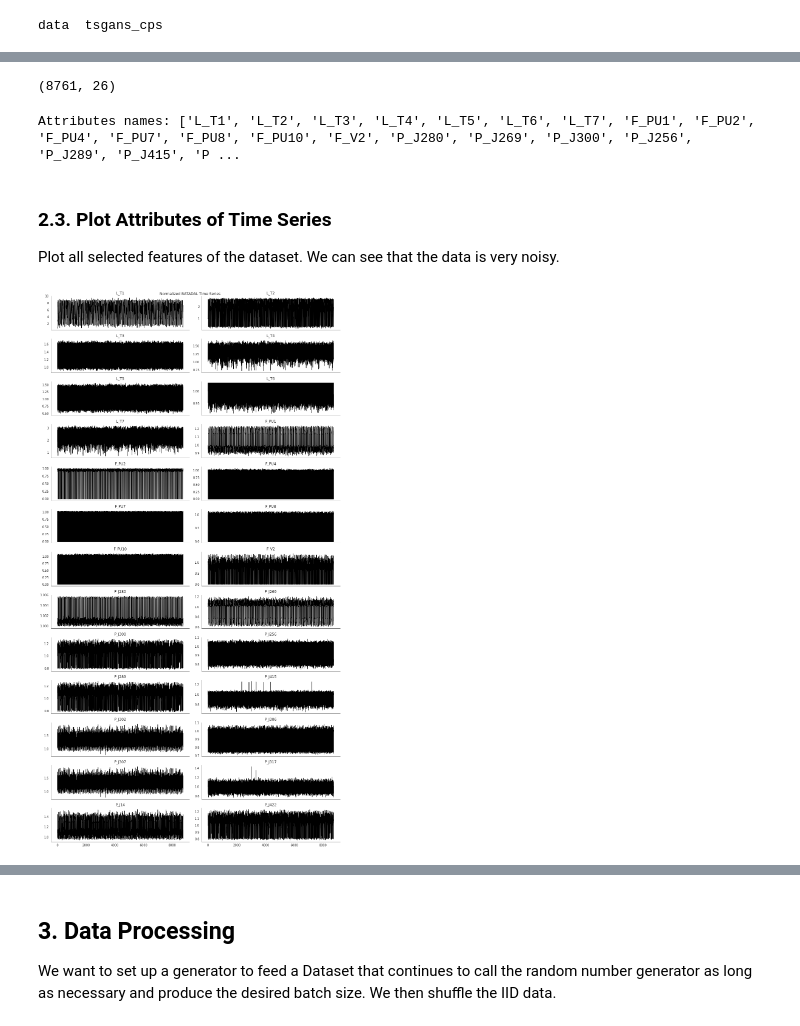
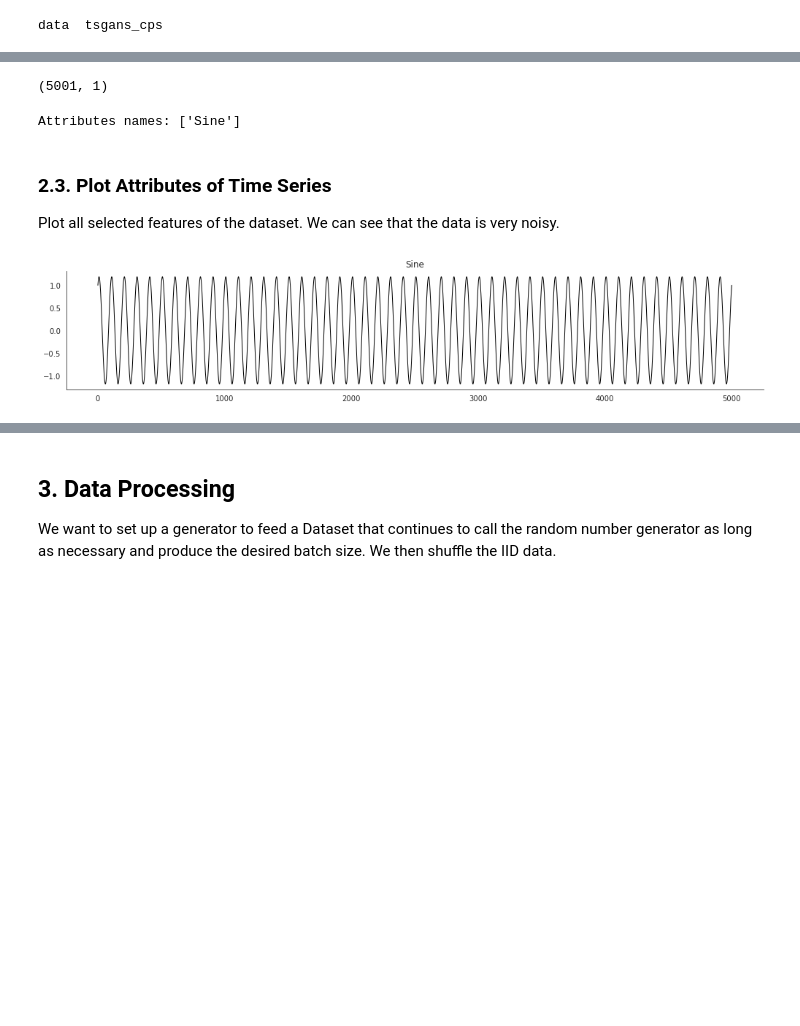
Before and after one commit to mnguyen0226/tsgans_cps, a Jupyter notebook: src/tf_version/notebooks/time_gans/time_gan_sine_wave.ipynb, the cells around one changed output, grey strips where cells are left out. Drawn from its saved outputs; the diff is of its cells as text; code cells hidden in the pictures; blank space fills up the shorter version.

```diff
--- a/src/tf_version/notebooks/time_gans/time_gan_sine_wave.ipynb
+++ b/src/tf_version/notebooks/time_gans/time_gan_sine_wave.ipynb
@@ -108,40 +93,33 @@ ATT_FLAG      int64
 dtype: object
 # %%
 # Get only float values
-df = df[['L_T1', 'L_T2', 'L_T3', 'L_T4', 'L_T5', 'L_T6', 'L_T7',
-         'F_PU1', 'F_PU2', 'F_PU4', 'F_PU7', 'F_PU8', 'F_PU10',
-         'F_V2',
-         'P_J280', 'P_J269', 'P_J300', 'P_J256', 'P_J289', 'P_J415',
-         'P_J302', 'P_J306', 'P_J307', 'P_J317', 'P_J14', 'P_J422']]
+df = df[['Sine']]
 # %%
 # Check the shape of the newly updated DataFrame
 df.shape
 # %% [output]
-(8761, 26)
+(5001, 1)
 # %%
 # Print out selected features in the table
 features = list(df.columns)
 print(f"Attributes names: {features}")
 # %% [output]
-Attributes names: ['L_T1', 'L_T2', 'L_T3', 'L_T4', 'L_T5', 'L_T6', 'L_T7', 'F_PU1', 'F_PU2', 'F_PU4', 'F_PU7', 'F_PU8', 'F_PU10', 'F_V2', 'P_J280', 'P_J269', 'P_J300', 'P_J256', 'P_J289', 'P_J415', 'P ...
+Attributes names: ['Sine']
 # %% [markdown]
 ### 2.3. Plot Attributes of Time Series
 Plot all selected features of the dataset. We can see that the data is very noisy.
 # %%
 axes = df.div(df.iloc[0]).plot(subplots=True,
-                              figsize=(14,26),
-                              layout=(13,2),
+                              figsize=(14,3),
                               title=features,
                               legend=False,
                               rot=0,
                               lw=1,
                               color='k')
 
 for ax in axes.flatten():
     ax.set_xlabel("")
-
-plt.suptitle("Normalized BATADAL Time Series")
 plt.gcf().tight_layout()
 sns.despine();
 # %% [output]
-[figure, old version]
+[figure, new version]
```
Also changed, not shown: parts of 30 cells of this notebook, 19 other files.
